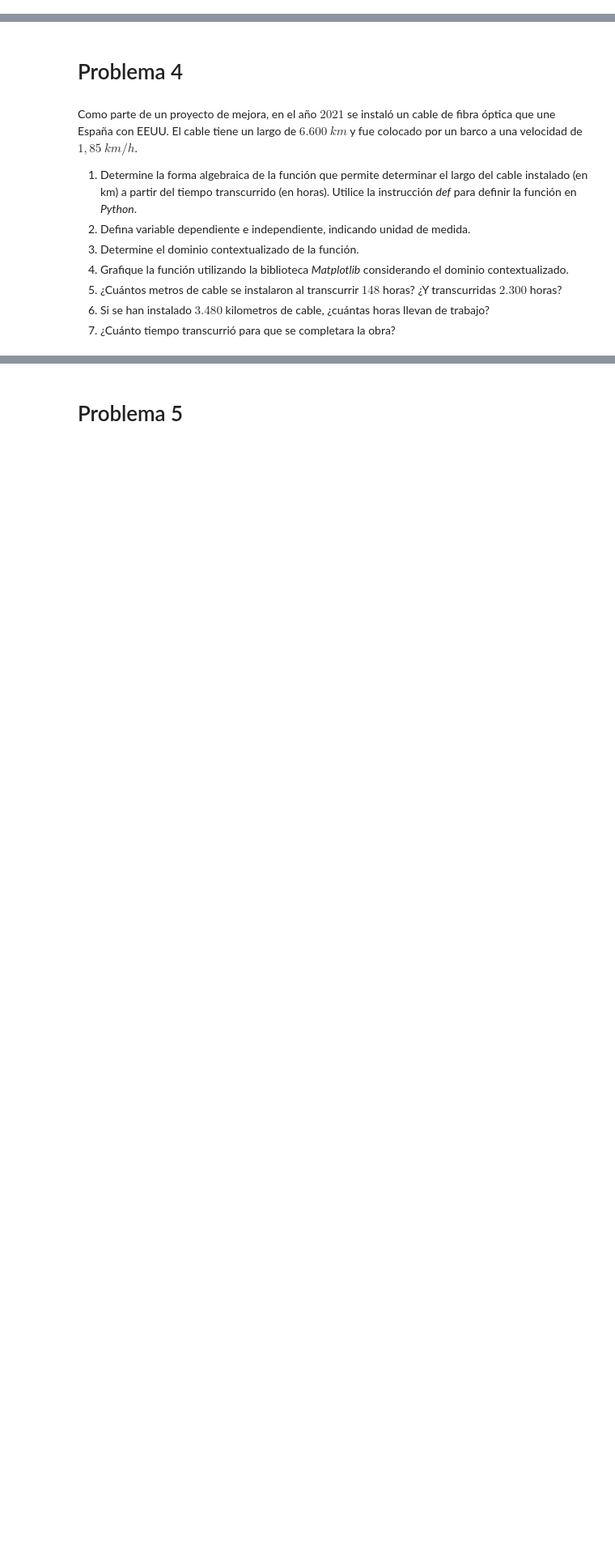
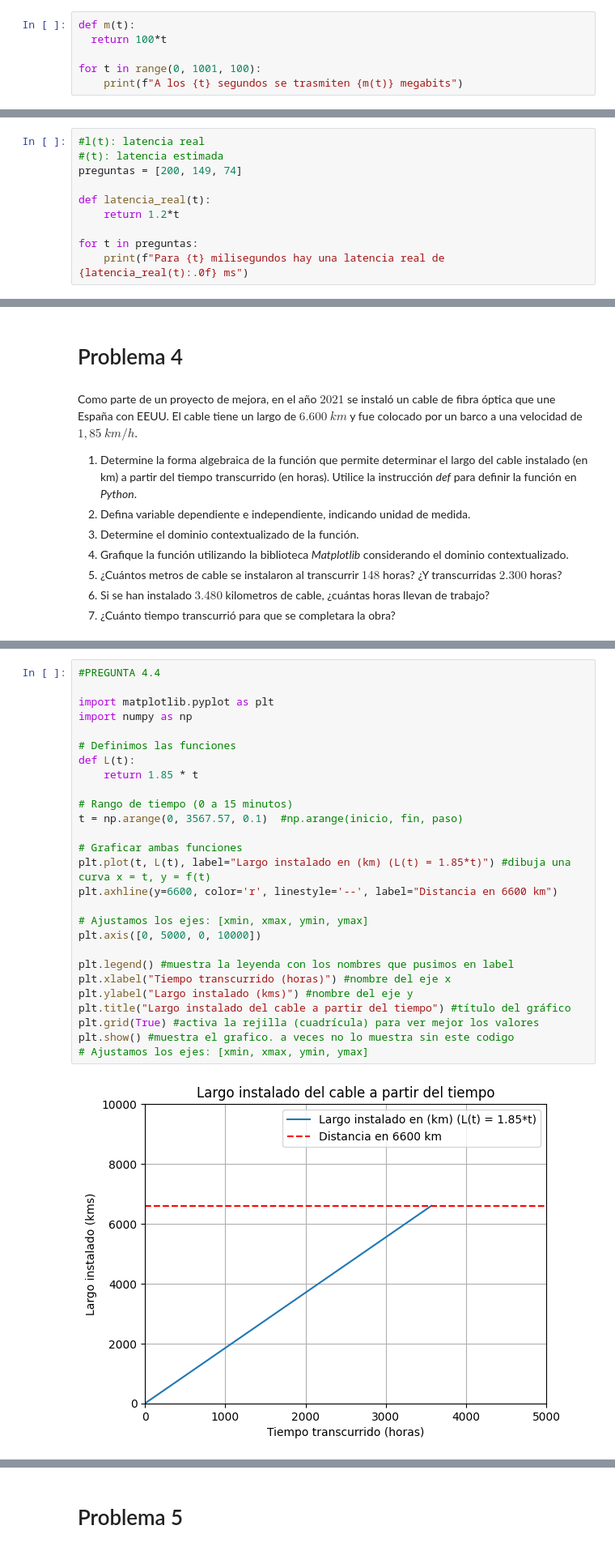
Before and after one commit to SolidusStrange/Matematica-Aplicada, a Jupyter notebook: g1_funciones.ipynb, the cells around one changed output, grey strips where cells are left out. Shown at 81% size. Saved outputs shown, nothing was run; the diff lists cells and outputs as text; blank space fills up the shorter version.

```diff
--- a/g1_funciones.ipynb
+++ b/g1_funciones.ipynb
@@ -59,3 +59,9 @@ A la hora se transmiten 360000 megabits
 # Problema 2
 # %% [markdown]
 Utilizando la función definida en el problema $1$, genera un listado que muestre los datos transmitidos para tiempos desde $0$ hasta $1.000$ segundos con incrementos de $100$ segundos.
+# %%
+def m(t):
+  return 100*t
+
+for t in range(0, 1001, 100):
+    print(f"A los {t} segundos se trasmiten {m(t)} megabits")
@@ -77,3 +95,13 @@ a)   $200$ milisegundos.
 b)   $149$ milisegundos.
 
 c)   $74$ milisegundos.
+# %%
+#l(t): latencia real
+#(t): latencia estimada
+preguntas = [200, 149, 74]
+
+def latencia_real(t):
+    return 1.2*t
+
+for t in preguntas:
+    print(f"Para {t} milisegundos hay una latencia real de {latencia_real(t):.0f} ms")
@@ -93,0 +151,29 @@ Como parte de un proyecto de mejora, en el año $2021$ se instaló un cable de f
+# %%
+#PREGUNTA 4.4
+
+import matplotlib.pyplot as plt
+import numpy as np
+
+# Definimos las funciones
+def L(t):
+    return 1.85 * t
+
+# Rango de tiempo (0 a 15 minutos)
+t = np.arange(0, 3567.57, 0.1)  #np.arange(inicio, fin, paso)
+
+# Graficar ambas funciones
+plt.plot(t, L(t), label="Largo instalado en (km) (L(t) = 1.85*t)") #dibuja una curva x = t, y = f(t)
+plt.axhline(y=6600, color='r', linestyle='--', label="Distancia en 6600 km")
+
+# Ajustamos los ejes: [xmin, xmax, ymin, ymax]
+plt.axis([0, 5000, 0, 10000])
+
+plt.legend() #muestra la leyenda con los nombres que pusimos en label
+plt.xlabel("Tiempo transcurrido (horas)") #nombre del eje x
+plt.ylabel("Largo instalado (kms)") #nombre del eje y
+plt.title("Largo instalado del cable a partir del tiempo") #título del gráfico
+plt.grid(True) #activa la rejilla (cuadrícula) para ver mejor los valores
+plt.show() #muestra el grafico. a veces no lo muestra sin este codigo
+# Ajustamos los ejes: [xmin, xmax, ymin, ymax]
+# %% [output]
+[figure, added]
```
Also changed, not shown: parts of 26 cells of this notebook.
